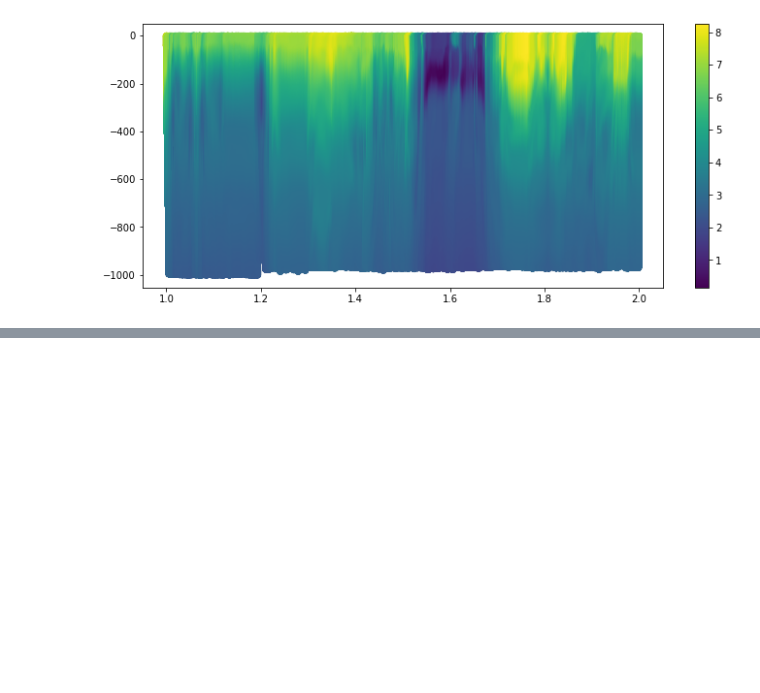
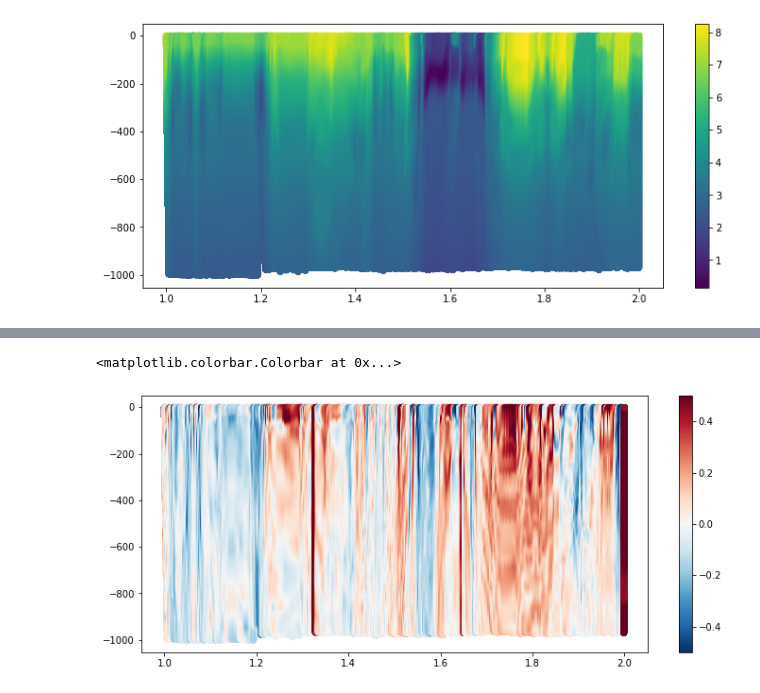
Before and after one commit to oceanhackweek/ohw21-proj-model-subsampling, a Jupyter notebook: Application2LLC.ipynb, the cells around one changed output, grey strips where cells are left out. Cells and saved outputs as stored; diff of their text form; code cells hidden in the pictures; blank space fills up the shorter version.

```diff
--- a/Application2LLC.ipynb
+++ b/Application2LLC.ipynb
@@ -182,0 +244,7 @@ plt.colorbar()
+# %%
+plt.figure(figsize=(12, 5))
+plt.scatter(survey_track.time, depth, c=glider_Vort/1e-4, vmin=-0.5, vmax=0.5, cmap='RdBu_r')
+plt.colorbar()
+# %% [output]
+<matplotlib.colorbar.Colorbar at 0x...>
+[figure, added]
```
Also changed, not shown: parts of 11 cells of this notebook.
